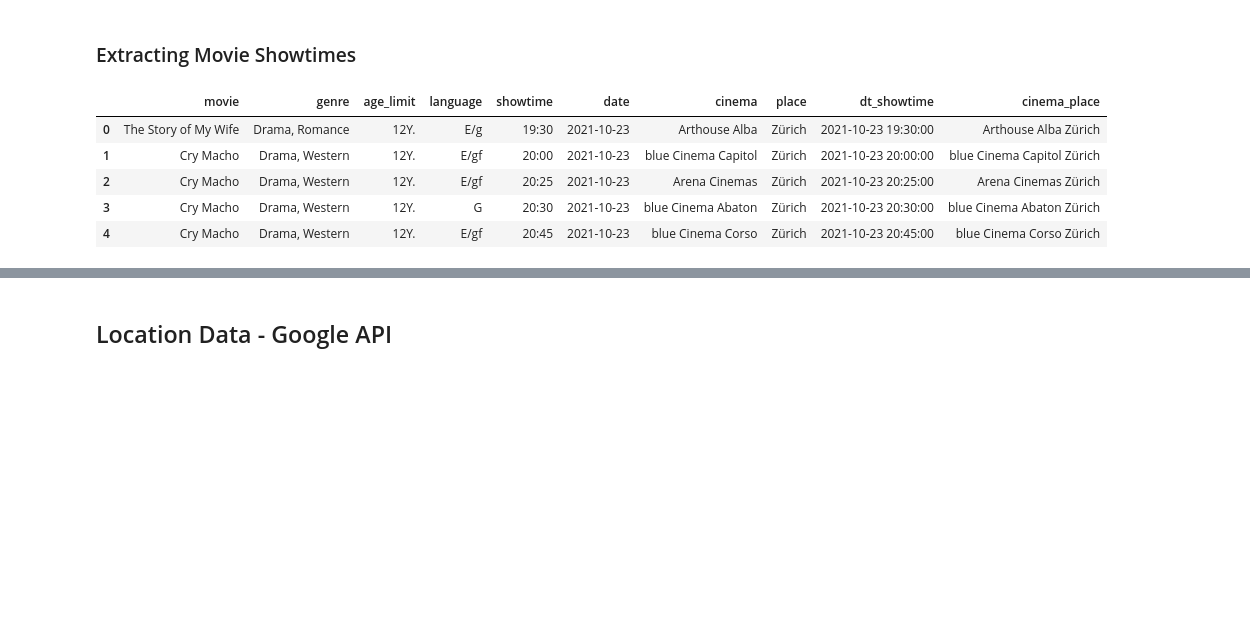
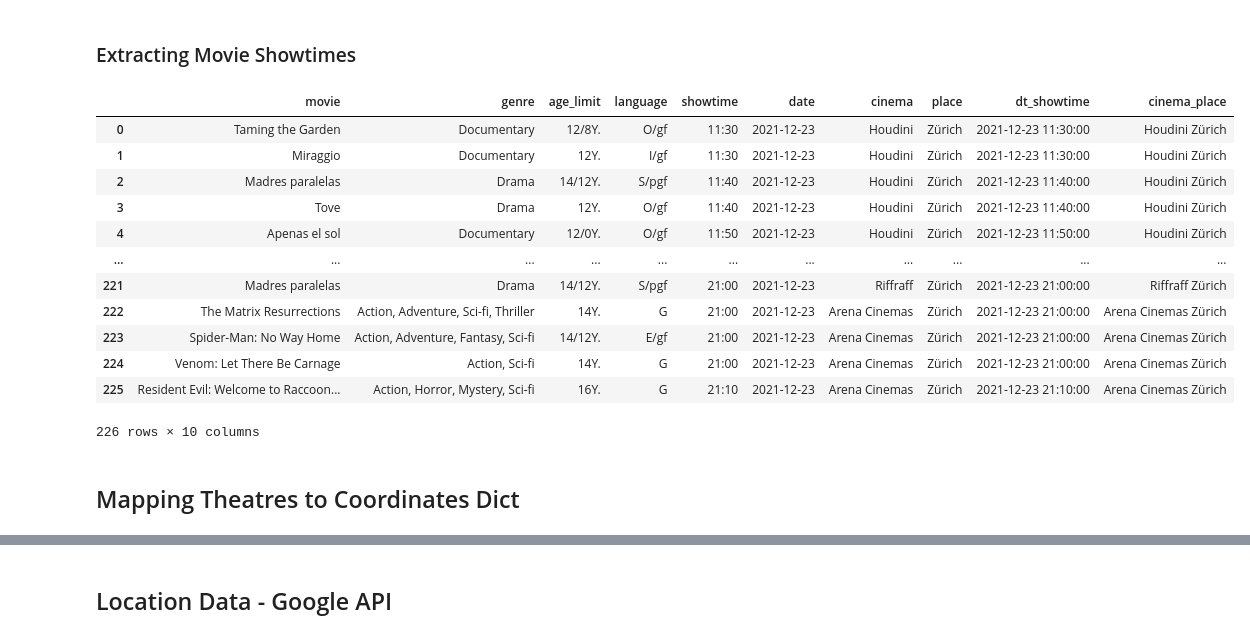
Before and after one commit to Alessine/cineman_streamlit_app, a Jupyter notebook: notebooks/211010_cineman_scraping.ipynb, the cells around one changed output, grey strips where cells are left out. Cells and saved outputs as stored; diff of their text form; code cells hidden in the pictures; blank space fills up the shorter version.

```diff
--- a/notebooks/211010_cineman_scraping.ipynb
+++ b/notebooks/211010_cineman_scraping.ipynb
@@ -186,11 +186,20 @@ def format_cineman_content(content):
     return movie_program_df
 # %%
 movie_program_df = format_cineman_content(content)
-movie_program_df.head()
+movie_program_df
 # %% [output]
 |  | movie | genre | age_limit | language | showtime | date | cinema | place | dt_showtime | cinema_place |
-| 0 | The Story of My Wife | Drama, Romance | 12Y. | E/g | 19:30 | 2021-10-23 | Arthouse Alba | Zürich | 2021-10-23 19:30:00 | Arthouse Alba Zürich |
-| 1 | Cry Macho | Drama, Western | 12Y. | E/gf | 20:00 | 2021-10-23 | blue Cinema Capitol | Zürich | 2021-10-23 20:00:00 | blue Cinema Capitol Zürich |
-| 2 | Cry Macho | Drama, Western | 12Y. | E/gf | 20:25 | 2021-10-23 | Arena Cinemas | Zürich | 2021-10-23 20:25:00 | Arena Cinemas Zürich |
-| 3 | Cry Macho | Drama, Western | 12Y. | G | 20:30 | 2021-10-23 | blue Cinema Abaton | Zürich | 2021-10-23 20:30:00 | blue Cinema Abaton Zürich |
-| 4 | Cry Macho | Drama, Western | 12Y. | E/gf | 20:45 | 2021-10-23 | blue Cinema Corso | Zürich | 2021-10-23 20:45:00 | blue Cinema Corso Zürich |
+| 0 | Taming the Garden | Documentary | 12/8Y. | O/gf | 11:30 | 2021-12-23 | Houdini | Zürich | 2021-12-23 11:30:00 | Houdini Zürich |
+| 1 | Miraggio | Documentary | 12Y. | I/gf | 11:30 | 2021-12-23 | Houdini | Zürich | 2021-12-23 11:30:00 | Houdini Zürich |
+| 2 | Madres paralelas | Drama | 14/12Y. | S/pgf | 11:40 | 2021-12-23 | Houdini | Zürich | 2021-12-23 11:40:00 | Houdini Zürich |
+| 3 | Tove | Drama | 12Y. | O/gf | 11:40 | 2021-12-23 | Houdini | Zürich | 2021-12-23 11:40:00 | Houdini Zürich |
+| 4 | Apenas el sol | Documentary | 12/0Y. | O/gf | 11:50 | 2021-12-23 | Houdini | Zürich | 2021-12-23 11:50:00 | Houdini Zürich |
+| ... | ... | ... | ... | ... | ... | ... | ... | ... | ... | ... |
+| 221 | Madres paralelas | Drama | 14/12Y. | S/pgf | 21:00 | 2021-12-23 | Riffraff | Zürich | 2021-12-23 21:00:00 | Riffraff Zürich |
+| 222 | The Matrix Resurrections | Action, Adventure, Sci-fi, Thriller | 14Y. | G | 21:00 | 2021-12-23 | Arena Cinemas | Zürich | 2021-12-23 21:00:00 | Arena Cinemas Zürich |
+| 223 | Spider-Man: No Way Home | Action, Adventure, Fantasy, Sci-fi | 14/12Y. | E/gf | 21:00 | 2021-12-23 | Arena Cinemas | Zürich | 2021-12-23 21:00:00 | Arena Cinemas Zürich |
+| 224 | Venom: Let There Be Carnage | Action, Sci-fi | 14Y. | G | 21:00 | 2021-12-23 | Arena Cinemas | Zürich | 2021-12-23 21:00:00 | Arena Cinemas Zürich |
+| 225 | Resident Evil: Welcome to Raccoon... | Action, Horror, Mystery, Sci-fi | 16Y. | G | 21:10 | 2021-12-23 | Arena Cinemas | Zürich | 2021-12-23 21:10:00 | Arena Cinemas Zürich |
+226 rows × 10 columns
+# %% [markdown]
+## Mapping Theatres to Coordinates Dict
```
Also changed, not shown: parts of 2 cells of this notebook, 7 other files.
